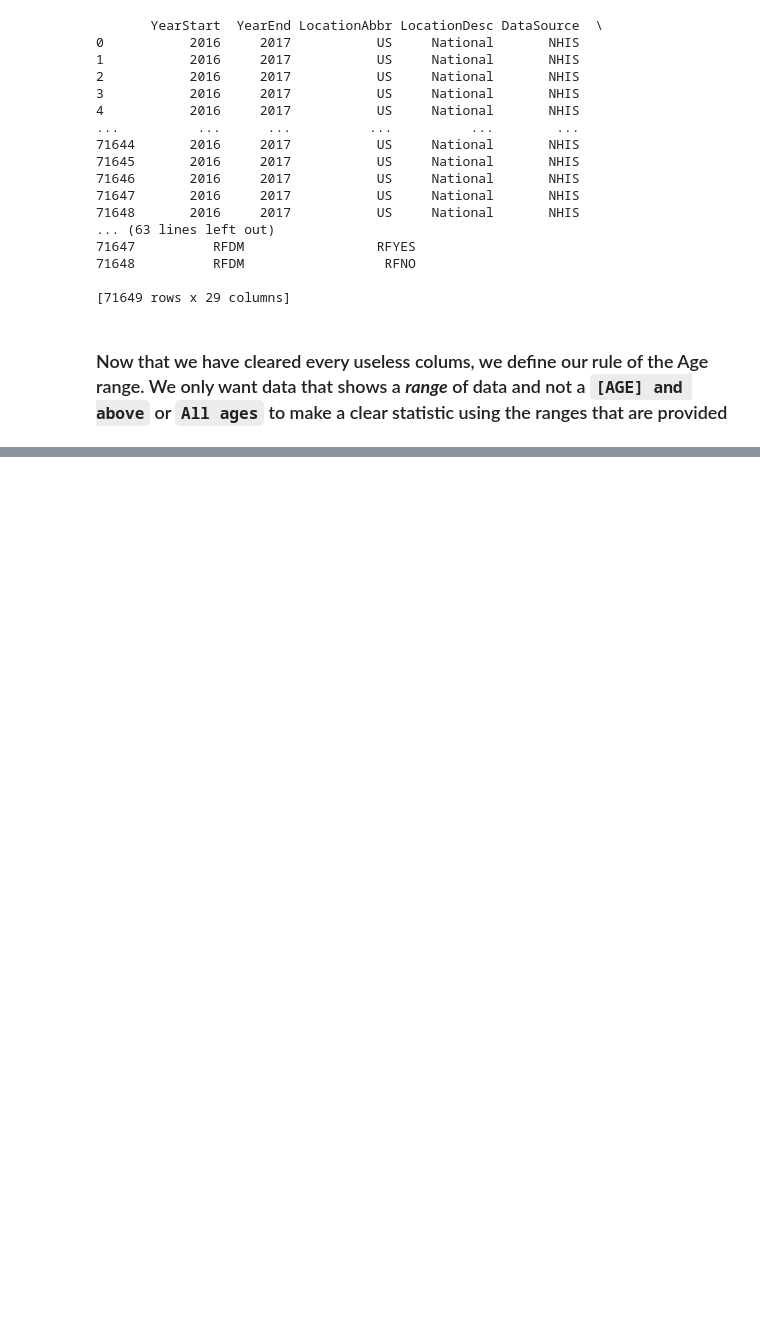
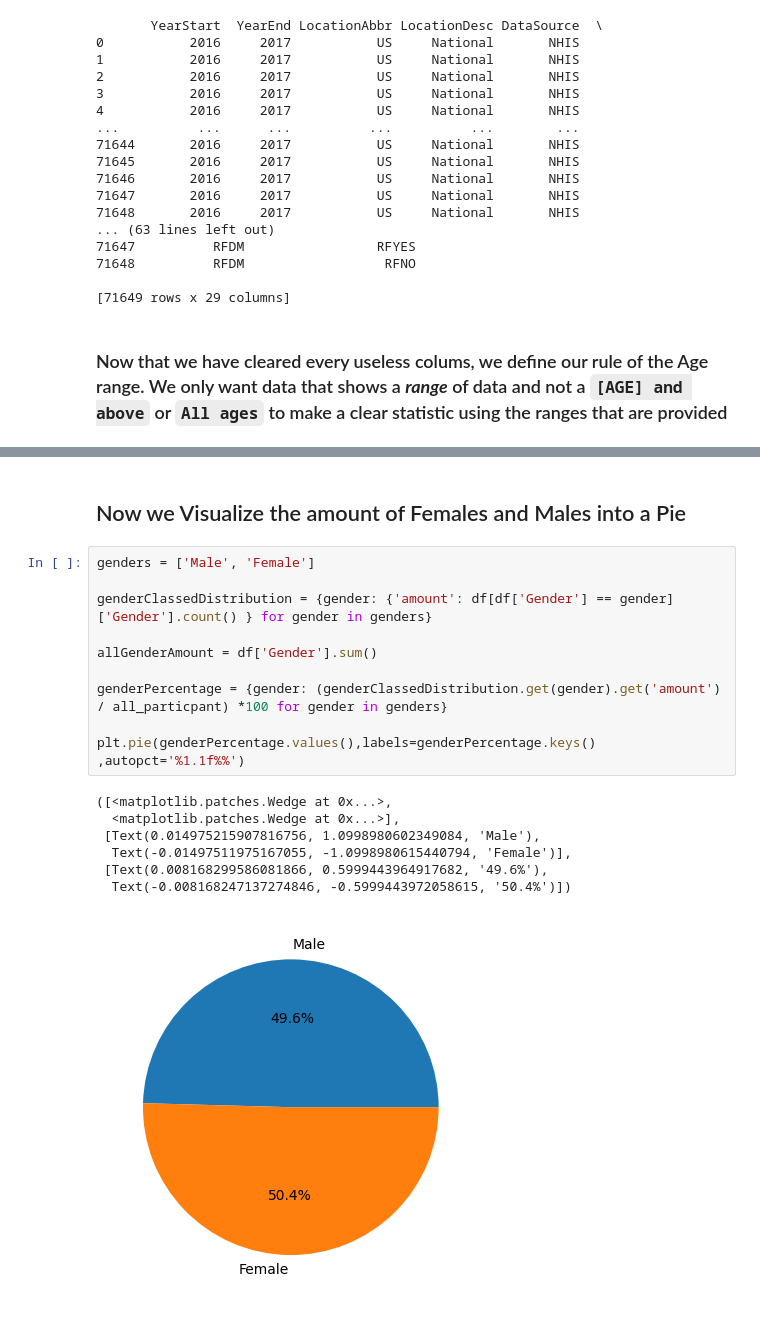
Before and after one commit to AntonioLeoneSolentUni/DataScienceAsseignment, a Jupyter notebook: mainHandin.ipynb, the cells around one changed output, grey strips where cells are left out. Drawn from its saved outputs; the diff is of its cells as text; blank space fills up the shorter version.

```diff
--- a/mainHandin.ipynb
+++ b/mainHandin.ipynb
@@ -94,0 +136,20 @@ print(df)
+# %% [markdown]
+## Now we Visualize the amount of Females and Males into a Pie
+# %%
+genders = ['Male', 'Female']
+
+genderClassedDistribution = {gender: {'amount': df[df['Gender'] == gender]['Gender'].count() } for gender in genders}
+
+allGenderAmount = df['Gender'].sum()
+
+genderPercentage = {gender: (genderClassedDistribution.get(gender).get('amount') / all_particpant) *100 for gender in genders}
+
+plt.pie(genderPercentage.values(),labels=genderPercentage.keys() ,autopct='%1.1f%%')
+# %% [output]
+([<matplotlib.patches.Wedge at 0x...>,
+  <matplotlib.patches.Wedge at 0x...>],
+ [Text(0.014975215907816756, 1.0998980602349084, 'Male'),
+  Text(-0.01497511975167055, -1.0998980615440794, 'Female')],
+ [Text(0.008168299586081866, 0.5999443964917682, '49.6%'),
+  Text(-0.008168247137274846, -0.5999443972058615, '50.4%')])
+[figure, added]
```
Also changed, not shown: parts of 13 cells of this notebook, 1 other file.
